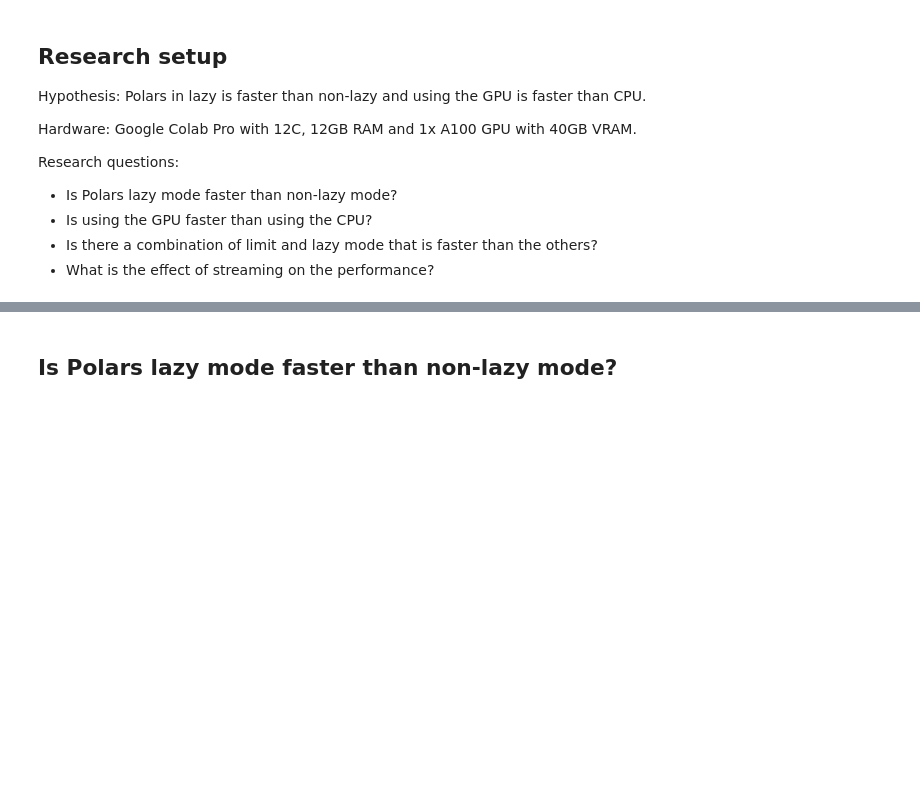
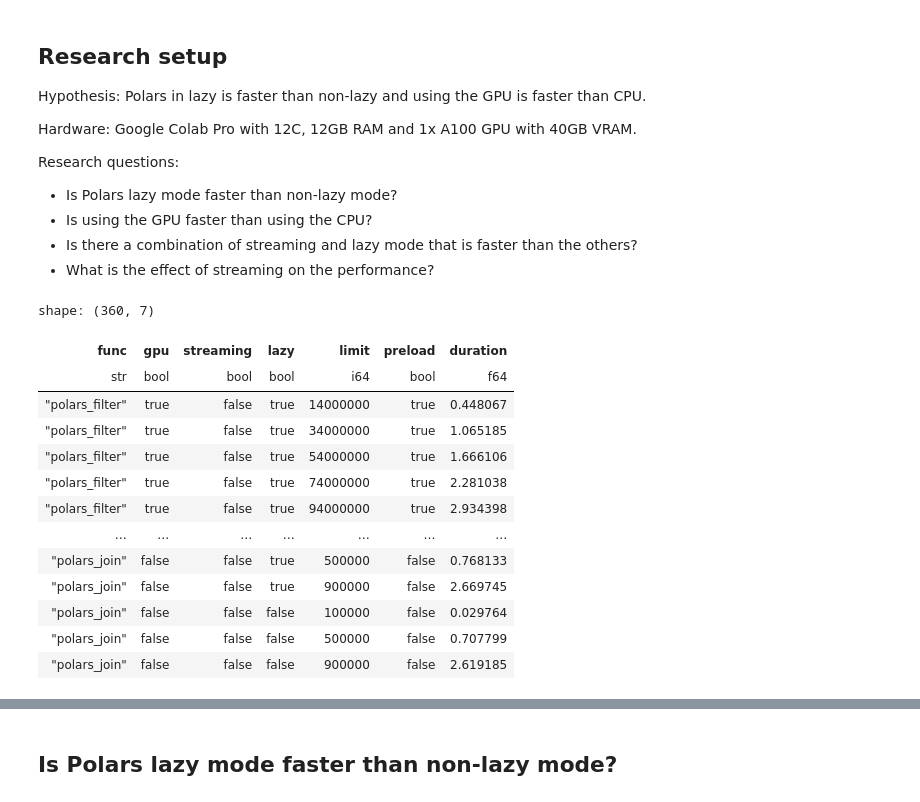
Before and after one commit to Baukebrenninkmeijer/polars-pyspark-pandas-comparison, a Jupyter notebook: results/analysis.ipynb, the cells around one changed output, grey strips where cells are left out. Cells and saved outputs as stored; diff of their text form; code cells hidden in the pictures; blank space fills up the shorter version.

```diff
--- a/results/analysis.ipynb
+++ b/results/analysis.ipynb
@@ -21,8 +17,37 @@ Hardware: Google Colab Pro with 12C, 12GB RAM and 1x A100 GPU with 40GB VRAM.
 Research questions:
 - Is Polars lazy mode faster than non-lazy mode?
 - Is using the GPU faster than using the CPU?
-- Is there a combination of limit and lazy mode that is faster than the others?
+- Is there a combination of streaming and lazy mode that is faster than the others?
 - What is the effect of streaming on the performance?
+# %%
+df = pl.concat(
+    [
+        pl.read_parquet("results_polars_gpu_100m.parquet").filter(
+            ~((pl.col("func") == "polars_join") & pl.col("gpu"))
+        ),
+        pl.read_parquet("results_polars_gpu_1_10M.parquet").filter(
+            ~((pl.col("func") == "polars_join") & pl.col("gpu"))
+        ),
+        pl.read_parquet("results_polars_gpu_join.parquet"),
+    ]
+)
+df = df.filter(~(~pl.col("lazy") & pl.col("preload")))
+df
+# %% [output]
+shape: (360, 7)
+| func | gpu | streaming | lazy | limit | preload | duration |
+| str | bool | bool | bool | i64 | bool | f64 |
+| "polars_filter" | true | false | true | 14000000 | true | 0.448067 |
+| "polars_filter" | true | false | true | 34000000 | true | 1.065185 |
+| "polars_filter" | true | false | true | 54000000 | true | 1.666106 |
+| "polars_filter" | true | false | true | 74000000 | true | 2.281038 |
+| "polars_filter" | true | false | true | 94000000 | true | 2.934398 |
+| … | … | … | … | … | … | … |
+| "polars_join" | false | false | true | 500000 | false | 0.768133 |
+| "polars_join" | false | false | true | 900000 | false | 2.669745 |
+| "polars_join" | false | false | false | 100000 | false | 0.029764 |
+| "polars_join" | false | false | false | 500000 | false | 0.707799 |
+| "polars_join" | false | false | false | 900000 | false | 2.619185 |
 # %%
 df = pl.concat(
     [
```
Also changed, not shown: parts of 28 cells of this notebook, 27 other files.
